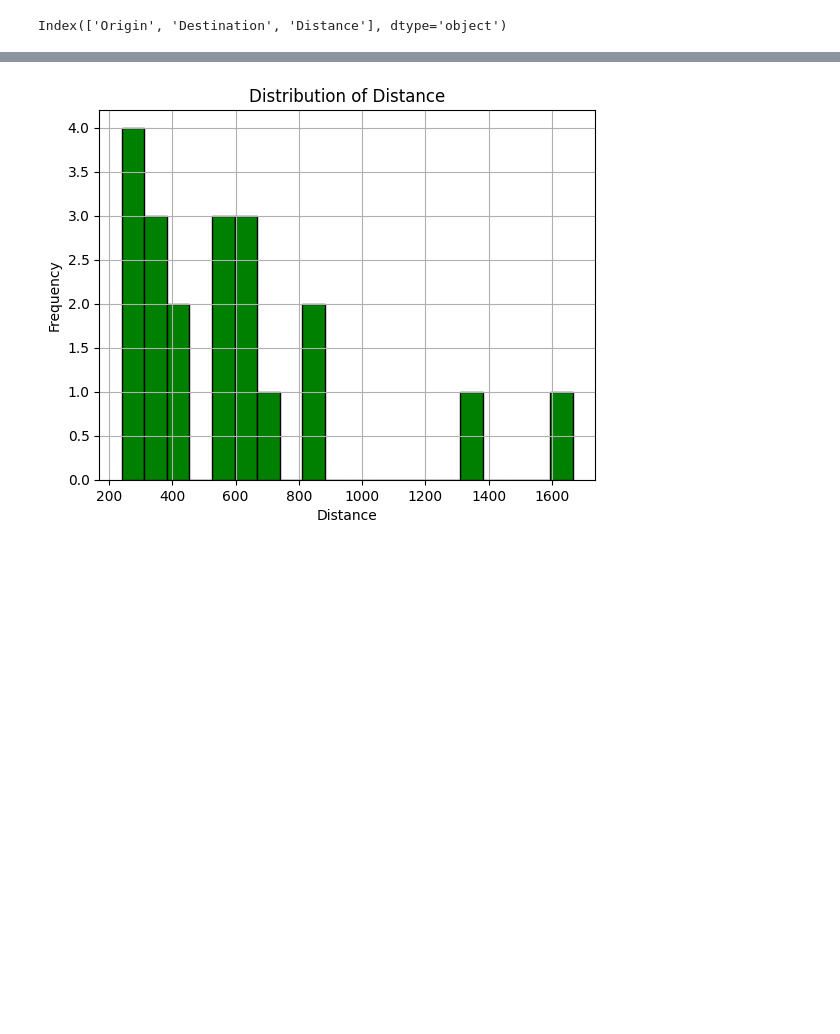
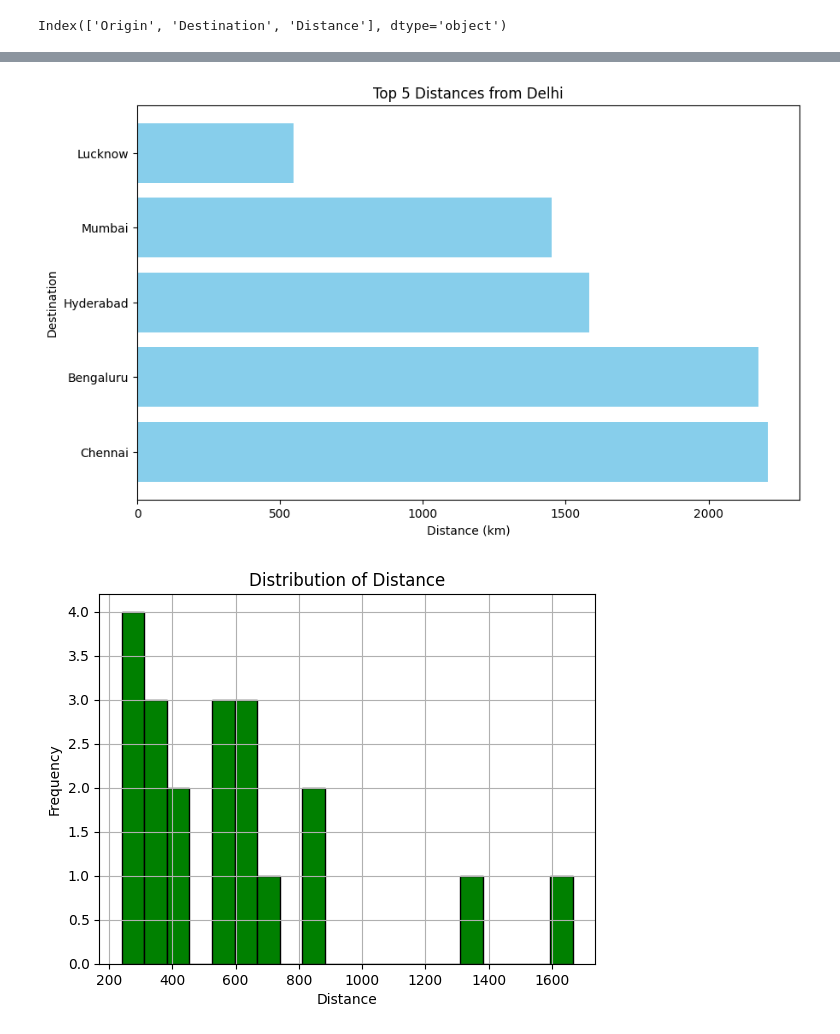
Before and after one commit to Komalakshi-D/Data_Analysis_Project, a Jupyter notebook: dataset_project.ipynb, the cells around one changed output, grey strips where cells are left out. Cells and saved outputs as stored; diff of their text form; code cells hidden in the pictures; blank space fills up the shorter version.

```diff
--- a/dataset_project.ipynb
+++ b/dataset_project.ipynb
@@ -420,2 +394,35 @@ plt.show()
+# %%
+# Generate a horizontal bar chart to visualize the Top 5 Distances from Delhi
+
+# Choose a specific city (Such as "Delhi") to analyze
+city = "Delhi"
+
+# Filter the data for the chosen city
+city_data = data[data["Origin"] == city]
+
+# Sort the data by distance in descending order and select the top 5 distances
+top_distances = city_data.sort_values(by="Distance", ascending=False).head()
+
+# Plot the top 5 distances from the chosen city
+
+# Set the figure size
+plt.figure(figsize=(10, 6))
+
+# Plot the horizontal bar chart
+plt.barh(top_distances["Destination"], top_distances["Distance"], color="skyblue")
+
+# Add a label to the x-axis
+plt.xlabel("Distance (km)")
+
+# Add a label to the y-axis
+plt.ylabel("Destination")
+
+# Add a title to the horizontal bar chart indicating the purpose of the visualization
+plt.title(f"Top 5 Distances from {city}")
+
+# Display the horizontal bar chart
+plt.show()
+# %% [output]
+[figure, added]
 # %%
 # Generate a histogram to visualize the distribution of values in the 'Distance' column
```
Also changed, not shown: parts of 19 cells of this notebook.
